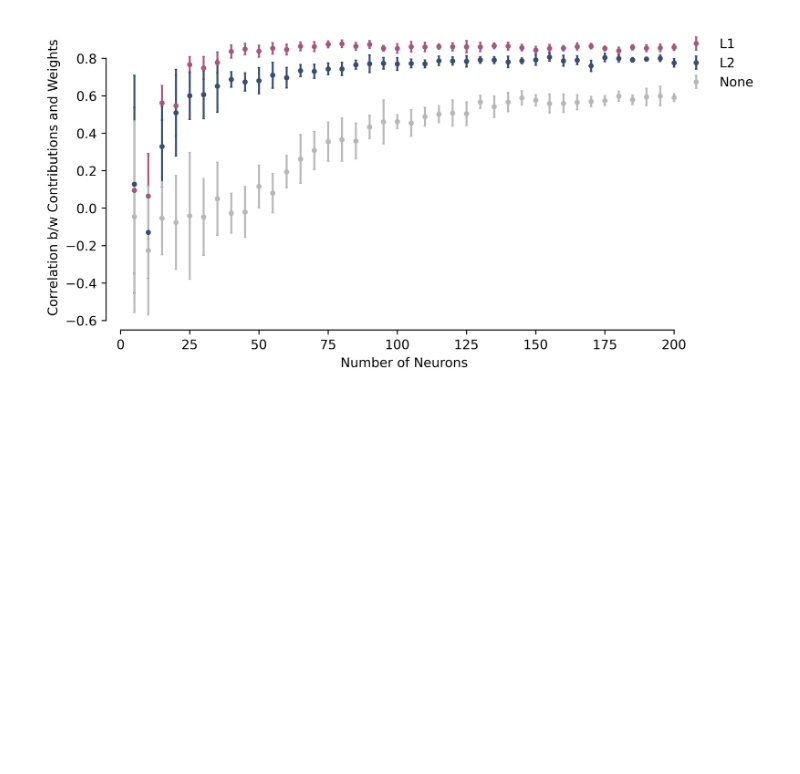
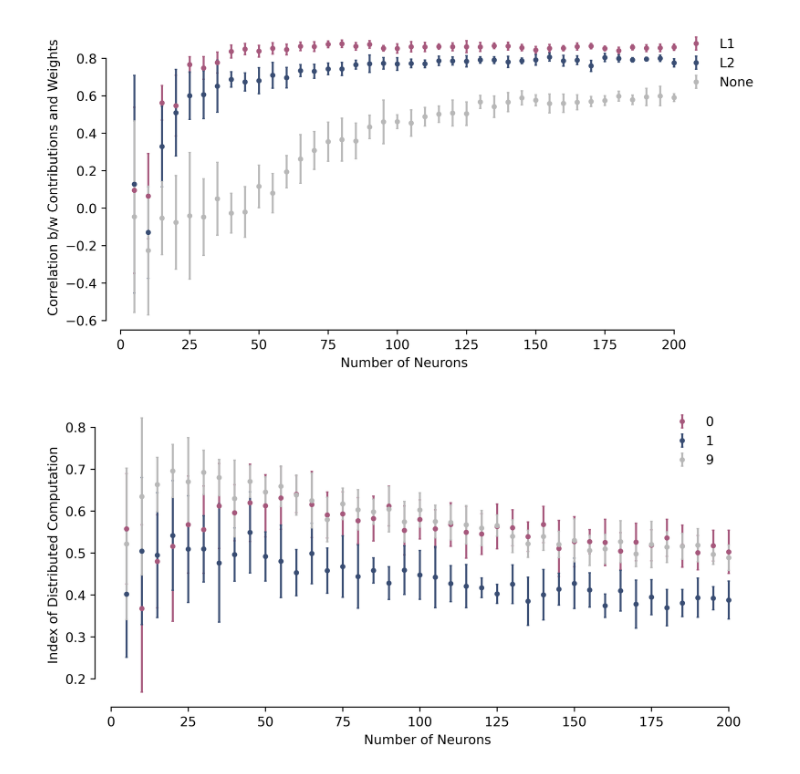
Before and after one commit to ShreyDixit/MSA-XAI, a Jupyter notebook: MLP/analysis notebook.ipynb, the cells around one changed output. Cells and saved outputs as stored; diff of their text form; code cells hidden in the pictures; blank space fills up the shorter version.

```diff
--- a/MLP/analysis notebook.ipynb
+++ b/MLP/analysis notebook.ipynb
@@ -219,3 +261,28 @@ plt.tight_layout(pad=1)
 plt.savefig(f"figures/Correlation between Weights and Contributions.pdf",dpi=600,bbox_inches='tight')
 # %% [output]
 [figure]
+# %%
+distribution_of_processing_mnist = np.zeros((3, len(num_neurons_list), num_trials))
+
+digits = [0, 1, 9]
+
+for i, digit in enumerate(digits):
+    for j, num_neurons in enumerate(num_neurons_list):
+        shapley_results = manager.get_results(regularisation="l2 regularization", num_neurons=num_neurons)
+        for k, shapley_result in enumerate(shapley_results):
+            distribution_of_processing_mnist[i, j, k] = index_of_distributed_computation(shapley_result.shapley_modes.iloc[digit])
+# %%
+plt.figure(figsize=(20*CM,10*CM),dpi = 600)
+COLORS = [PURPLE, NIGHT_BLUE, GRAY]
+
+for i, digit in enumerate(digits):
+    plt.errorbar(x=num_neurons_list, y=distribution_of_processing_mnist[i].mean(1), fmt='.', label=str(digit), yerr=distribution_of_processing_mnist[i].std(1), capsize=1, color = COLORS[i])
+plt.xlabel("Number of Neurons")
+plt.ylabel("Index of Distributed Computation")
+
+plt.legend(bbox_to_anchor=(0.95, 1),frameon=False,)
+sns.despine(offset=1, trim=True)
+plt.tight_layout(pad=1)
+plt.savefig(f"figures/Index of Distributed Computation Digit Wise.pdf",dpi=600,bbox_inches='tight')
+# %% [output]
+[figure, added]
```
Also changed, not shown: parts of 7 cells of this notebook, 5 other files.
